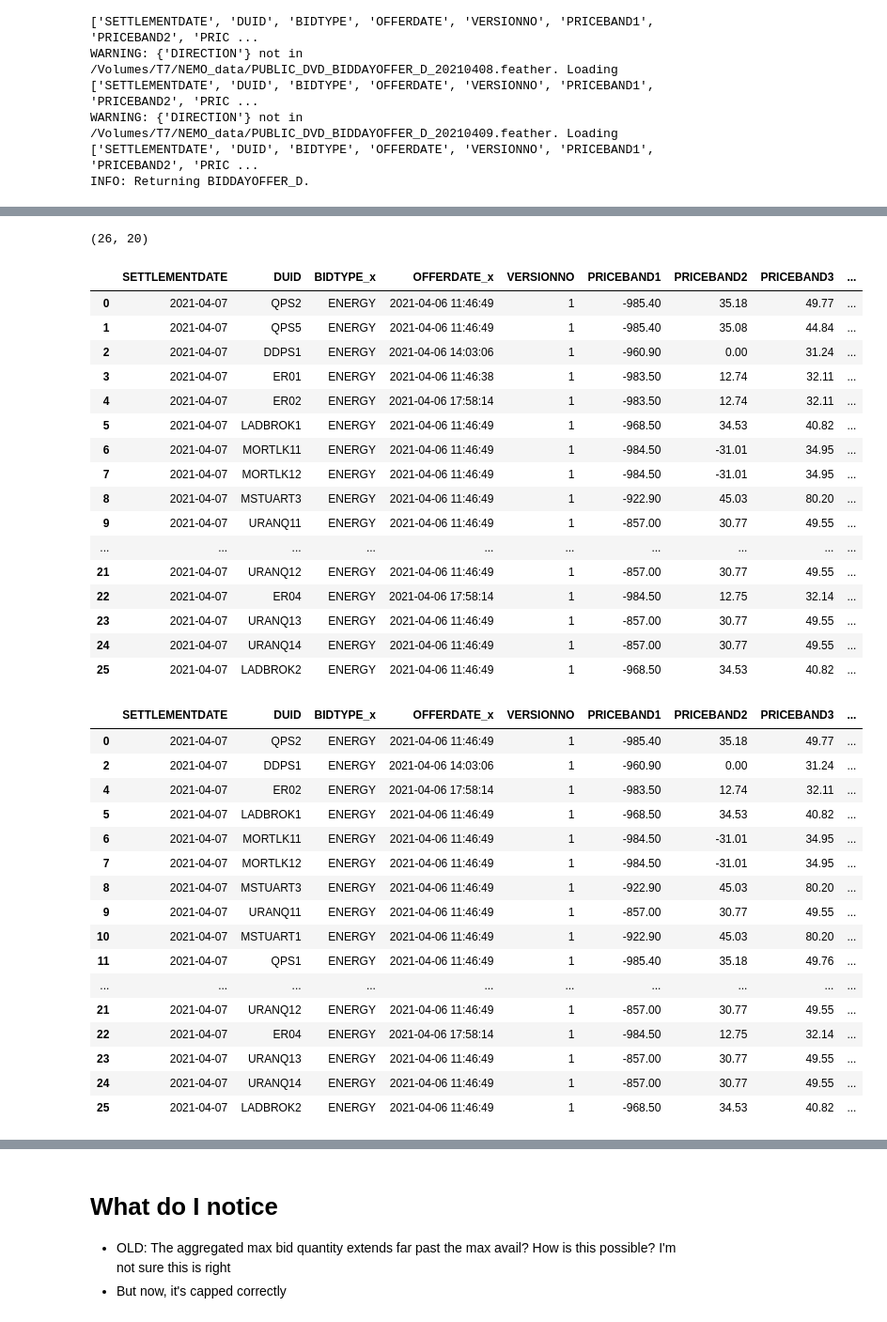
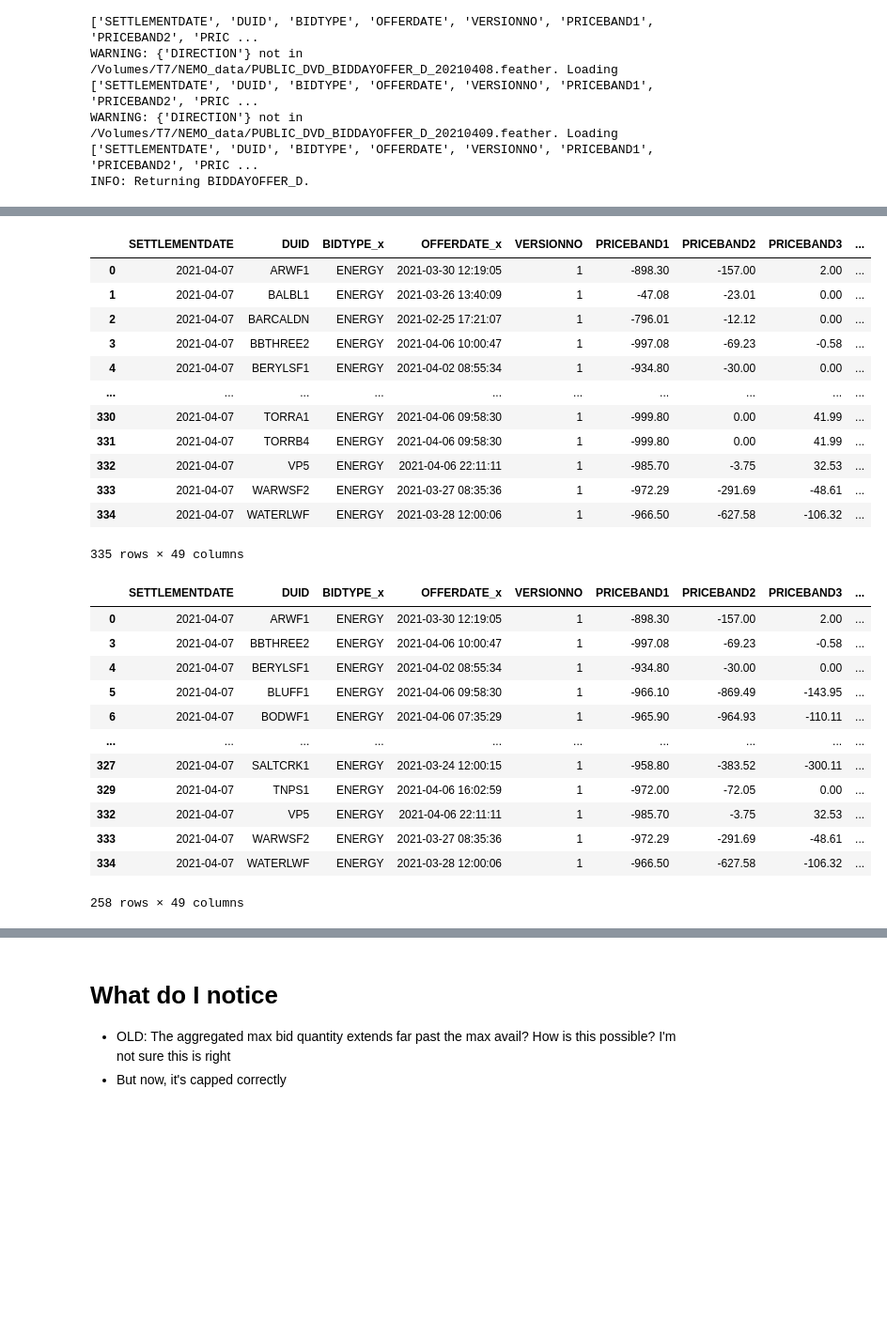
Before and after one commit to daniel-seymour/aus-electricity-auctions, a Jupyter notebook: data_analysis_code/marginal-cost-NEMO-calculations.ipynb, the cells around one changed output, grey strips where cells are left out. Shown at 94% size. Drawn from its saved outputs; the diff is of its cells as text; code cells hidden in the pictures; blank space fills up the shorter version.

```diff
--- a/data_analysis_code/marginal-cost-NEMO-calculations.ipynb
+++ b/data_analysis_code/marginal-cost-NEMO-calculations.ipynb
@@ -282,6 +288,6 @@ array(['DDPS1', 'ER01', 'ER02', 'ER03', 'ER04', 'LADBROK1', 'LADBROK2',
 # %%
 # Get the price bids.
-price_bids = dynamic_data_compiler(start_time='2021/03/01 00:00:00',
+price_bids_df = dynamic_data_compiler(start_time='2021/03/01 00:00:00',
                                    end_time='2021/04/10 00:00:00',
                                    table_name='BIDDAYOFFER_D',
                                    raw_data_location=raw_data_cache)
@@ -301,9 +307,11 @@ WARNING: {'DIRECTION'} not in /Volumes/T7/NEMO_data/PUBLIC_DVD_BIDDAYOFFER_D_202
 WARNING: {'DIRECTION'} not in /Volumes/T7/NEMO_data/PUBLIC_DVD_BIDDAYOFFER_D_20210408.feather. Loading ['SETTLEMENTDATE', 'DUID', 'BIDTYPE', 'OFFERDATE', 'VERSIONNO', 'PRICEBAND1', 'PRICEBAND2', 'PRIC ...
 WARNING: {'DIRECTION'} not in /Volumes/T7/NEMO_data/PUBLIC_DVD_BIDDAYOFFER_D_20210409.feather. Loading ['SETTLEMENTDATE', 'DUID', 'BIDTYPE', 'OFFERDATE', 'VERSIONNO', 'PRICEBAND1', 'PRICEBAND2', 'PRIC ...
 INFO: Returning BIDDAYOFFER_D.
+# %%
+price_bids_filtered_df = price_bids_df[price_bids_df['BIDTYPE'] == 'ENERGY']
 # %%
-single_day_price_bids = price_bids[price_bids['SETTLEMENTDATE'] == '2021-04-07']
-single_day_price_bids
+price_bids_day_df = price_bids_filtered_df[price_bids_filtered_df['SETTLEMENTDATE'] == '2021-04-07']
+price_bids_day_df
 # %% [output]
 |  | SETTLEMENTDATE | DUID | BIDTYPE | OFFERDATE | VERSIONNO | PRICEBAND1 | PRICEBAND2 | PRICEBAND3 | ... |
 | 0 | 2021-04-07 | ARWF1 | ENERGY | 2021-03-30 12:19:05 | 1 | -898.30 | -157.00 | 2.00 | ... |
@@ -346,48 +329,37 @@ filtered_bids_df
-# %%
-energy_only_price_bids = filtered_bids_df[filtered_bids_df['BIDTYPE'] == 'ENERGY']
-energy_only_price_bids.shape
-# %% [output]
-(26, 20)
 # %%
-merged_bids_df = pd.merge(energy_only_price_bids, energy_only_volume_bids, on=["DUID", "SETTLEMENTDATE"])
-merged_bids_df
+merged_volume_and_price_bids_df = pd.merge(price_bids_day_df, bids_time_date_df, on=["DUID", "SETTLEMENTDATE"])
+merged_volume_and_price_bids_df
 # %% [output]
 |  | SETTLEMENTDATE | DUID | BIDTYPE_x | OFFERDATE_x | VERSIONNO | PRICEBAND1 | PRICEBAND2 | PRICEBAND3 | ... |
-| 0 | 2021-04-07 | QPS2 | ENERGY | 2021-04-06 11:46:49 | 1 | -985.40 | 35.18 | 49.77 | ... |
-| 1 | 2021-04-07 | QPS5 | ENERGY | 2021-04-06 11:46:49 | 1 | -985.40 | 35.08 | 44.84 | ... |
-| 2 | 2021-04-07 | DDPS1 | ENERGY | 2021-04-06 14:03:06 | 1 | -960.90 | 0.00 | 31.24 | ... |
-| 3 | 2021-04-07 | ER01 | ENERGY | 2021-04-06 11:46:38 | 1 | -983.50 | 12.74 | 32.11 | ... |
-| 4 | 2021-04-07 | ER02 | ENERGY | 2021-04-06 17:58:14 | 1 | -983.50 | 12.74 | 32.11 | ... |
-| 5 | 2021-04-07 | LADBROK1 | ENERGY | 2021-04-06 11:46:49 | 1 | -968.50 | 34.53 | 40.82 | ... |
-| 6 | 2021-04-07 | MORTLK11 | ENERGY | 2021-04-06 11:46:49 | 1 | -984.50 | -31.01 | 34.95 | ... |
-| 7 | 2021-04-07 | MORTLK12 | ENERGY | 2021-04-06 11:46:49 | 1 | -984.50 | -31.01 | 34.95 | ... |
-| 8 | 2021-04-07 | MSTUART3 | ENERGY | 2021-04-06 11:46:49 | 1 | -922.90 | 45.03 | 80.20 | ... |
-| 9 | 2021-04-07 | URANQ11 | ENERGY | 2021-04-06 11:46:49 | 1 | -857.00 | 30.77 | 49.55 | ... |
+| 0 | 2021-04-07 | ARWF1 | ENERGY | 2021-03-30 12:19:05 | 1 | -898.30 | -157.00 | 2.00 | ... |
+| 1 | 2021-04-07 | BALBL1 | ENERGY | 2021-03-26 13:40:09 | 1 | -47.08 | -23.01 | 0.00 | ... |
+| 2 | 2021-04-07 | BARCALDN | ENERGY | 2021-02-25 17:21:07 | 1 | -796.01 | -12.12 | 0.00 | ... |
+| 3 | 2021-04-07 | BBTHREE2 | ENERGY | 2021-04-06 10:00:47 | 1 | -997.08 | -69.23 | -0.58 | ... |
+| 4 | 2021-04-07 | BERYLSF1 | ENERGY | 2021-04-02 08:55:34 | 1 | -934.80 | -30.00 | 0.00 | ... |
 | ... | ... | ... | ... | ... | ... | ... | ... | ... | ... |
-| 21 | 2021-04-07 | URANQ12 | ENERGY | 2021-04-06 11:46:49 | 1 | -857.00 | 30.77 | 49.55 | ... |
-| 22 | 2021-04-07 | ER04 | ENERGY | 2021-04-06 17:58:14 | 1 | -984.50 | 12.75 | 32.14 | ... |
-| 23 | 2021-04-07 | URANQ13 | ENERGY | 2021-04-06 11:46:49 | 1 | -857.00 | 30.77 | 49.55 | ... |
-| 24 | 2021-04-07 | URANQ14 | ENERGY | 2021-04-06 11:46:49 | 1 | -857.00 | 30.77 | 49.55 | ... |
-| 25 | 2021-04-07 | LADBROK2 | ENERGY | 2021-04-06 11:46:49 | 1 | -968.50 | 34.53 | 40.82 | ... |
+| 330 | 2021-04-07 | TORRA1 | ENERGY | 2021-04-06 09:58:30 | 1 | -999.80 | 0.00 | 41.99 | ... |
+| 331 | 2021-04-07 | TORRB4 | ENERGY | 2021-04-06 09:58:30 | 1 | -999.80 | 0.00 | 41.99 | ... |
+| 332 | 2021-04-07 | VP5 | ENERGY | 2021-04-06 22:11:11 | 1 | -985.70 | -3.75 | 32.53 | ... |
+| 333 | 2021-04-07 | WARWSF2 | ENERGY | 2021-03-27 08:35:36 | 1 | -972.29 | -291.69 | -48.61 | ... |
+| 334 | 2021-04-07 | WATERLWF | ENERGY | 2021-03-28 12:00:06 | 1 | -966.50 | -627.58 | -106.32 | ... |
+335 rows × 49 columns
 # %%
-no_zeroes_merged_bids_df = merged_bids_df[merged_bids_df["MAXAVAIL"] != 0]
-no_zeroes_merged_bids_df
+# Remove where max avail is zero because these are placeholder bids
+# Where the generator is not able to produce
+merged_volume_and_price_bids_filtered_df = merged_volume_and_price_bids_df[merged_volume_and_price_bids_df["MAXAVAIL"] != 0]
+merged_volume_and_price_bids_filtered_df
 # %% [output]
 |  | SETTLEMENTDATE | DUID | BIDTYPE_x | OFFERDATE_x | VERSIONNO | PRICEBAND1 | PRICEBAND2 | PRICEBAND3 | ... |
-| 0 | 2021-04-07 | QPS2 | ENERGY | 2021-04-06 11:46:49 | 1 | -985.40 | 35.18 | 49.77 | ... |
-| 2 | 2021-04-07 | DDPS1 | ENERGY | 2021-04-06 14:03:06 | 1 | -960.90 | 0.00 | 31.24 | ... |
-| 4 | 2021-04-07 | ER02 | ENERGY | 2021-04-06 17:58:14 | 1 | -983.50 | 12.74 | 32.11 | ... |
-| 5 | 2021-04-07 | LADBROK1 | ENERGY | 2021-04-06 11:46:49 | 1 | -968.50 | 34.53 | 40.82 | ... |
-| 6 | 2021-04-07 | MORTLK11 | ENERGY | 2021-04-06 11:46:49 | 1 | -984.50 | -31.01 | 34.95 | ... |
-| 7 | 2021-04-07 | MORTLK12 | ENERGY | 2021-04-06 11:46:49 | 1 | -984.50 | -31.01 | 34.95 | ... |
-| 8 | 2021-04-07 | MSTUART3 | ENERGY | 2021-04-06 11:46:49 | 1 | -922.90 | 45.03 | 80.20 | ... |
-| 9 | 2021-04-07 | URANQ11 | ENERGY | 2021-04-06 11:46:49 | 1 | -857.00 | 30.77 | 49.55 | ... |
-| 10 | 2021-04-07 | MSTUART1 | ENERGY | 2021-04-06 11:46:49 | 1 | -922.90 | 45.03 | 80.20 | ... |
-| 11 | 2021-04-07 | QPS1 | ENERGY | 2021-04-06 11:46:49 | 1 | -985.40 | 35.18 | 49.76 | ... |
+| 0 | 2021-04-07 | ARWF1 | ENERGY | 2021-03-30 12:19:05 | 1 | -898.30 | -157.00 | 2.00 | ... |
+| 3 | 2021-04-07 | BBTHREE2 | ENERGY | 2021-04-06 10:00:47 | 1 | -997.08 | -69.23 | -0.58 | ... |
+| 4 | 2021-04-07 | BERYLSF1 | ENERGY | 2021-04-02 08:55:34 | 1 | -934.80 | -30.00 | 0.00 | ... |
+| 5 | 2021-04-07 | BLUFF1 | ENERGY | 2021-04-06 09:58:30 | 1 | -966.10 | -869.49 | -143.95 | ... |
+| 6 | 2021-04-07 | BODWF1 | ENERGY | 2021-04-06 07:35:29 | 1 | -965.90 | -964.93 | -110.11 | ... |
 | ... | ... | ... | ... | ... | ... | ... | ... | ... | ... |
-| 21 | 2021-04-07 | URANQ12 | ENERGY | 2021-04-06 11:46:49 | 1 | -857.00 | 30.77 | 49.55 | ... |
-| 22 | 2021-04-07 | ER04 | ENERGY | 2021-04-06 17:58:14 | 1 | -984.50 | 12.75 | 32.14 | ... |
-| 23 | 2021-04-07 | URANQ13 | ENERGY | 2021-04-06 11:46:49 | 1 | -857.00 | 30.77 | 49.55 | ... |
-| 24 | 2021-04-07 | URANQ14 | ENERGY | 2021-04-06 11:46:49 | 1 | -857.00 | 30.77 | 49.55 | ... |
-| 25 | 2021-04-07 | LADBROK2 | ENERGY | 2021-04-06 11:46:49 | 1 | -968.50 | 34.53 | 40.82 | ... |
+| 327 | 2021-04-07 | SALTCRK1 | ENERGY | 2021-03-24 12:00:15 | 1 | -958.80 | -383.52 | -300.11 | ... |
+| 329 | 2021-04-07 | TNPS1 | ENERGY | 2021-04-06 16:02:59 | 1 | -972.00 | -72.05 | 0.00 | ... |
+| 332 | 2021-04-07 | VP5 | ENERGY | 2021-04-06 22:11:11 | 1 | -985.70 | -3.75 | 32.53 | ... |
+| 333 | 2021-04-07 | WARWSF2 | ENERGY | 2021-03-27 08:35:36 | 1 | -972.29 | -291.69 | -48.61 | ... |
+| 334 | 2021-04-07 | WATERLWF | ENERGY | 2021-03-28 12:00:06 | 1 | -966.50 | -627.58 | -106.32 | ... |
+258 rows × 49 columns
 # %%
```
Also changed, not shown: parts of 68 cells of this notebook.
